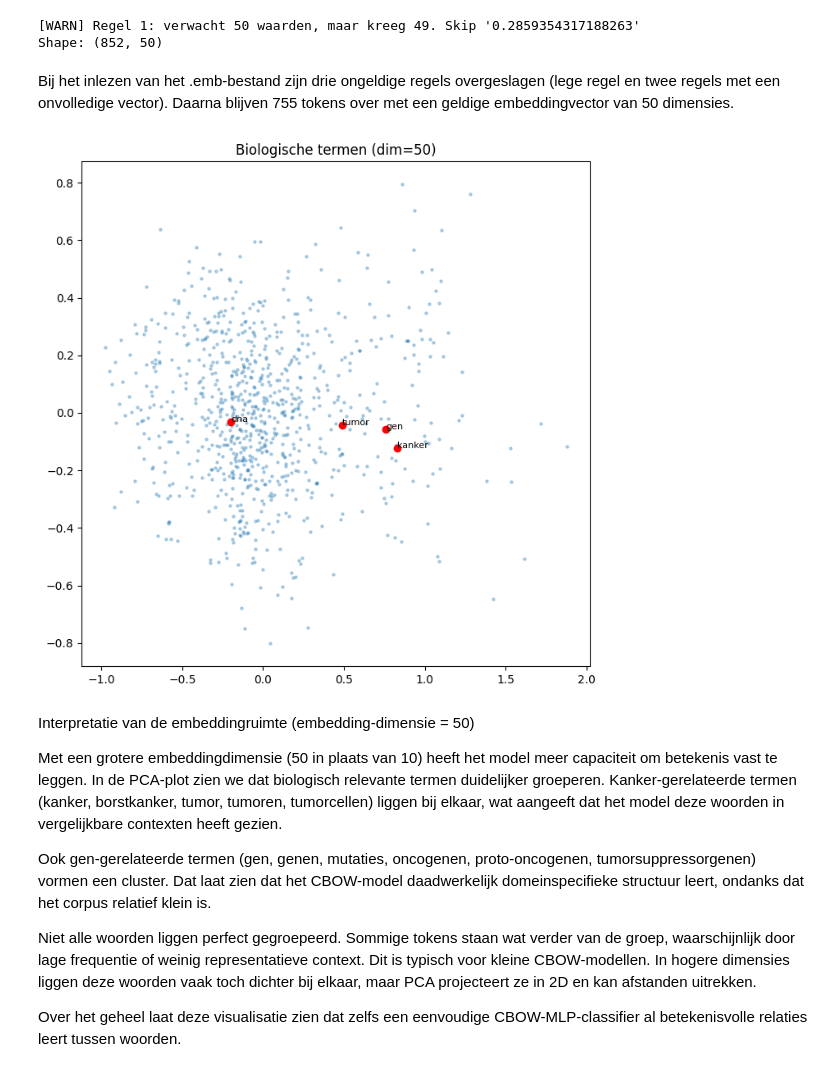
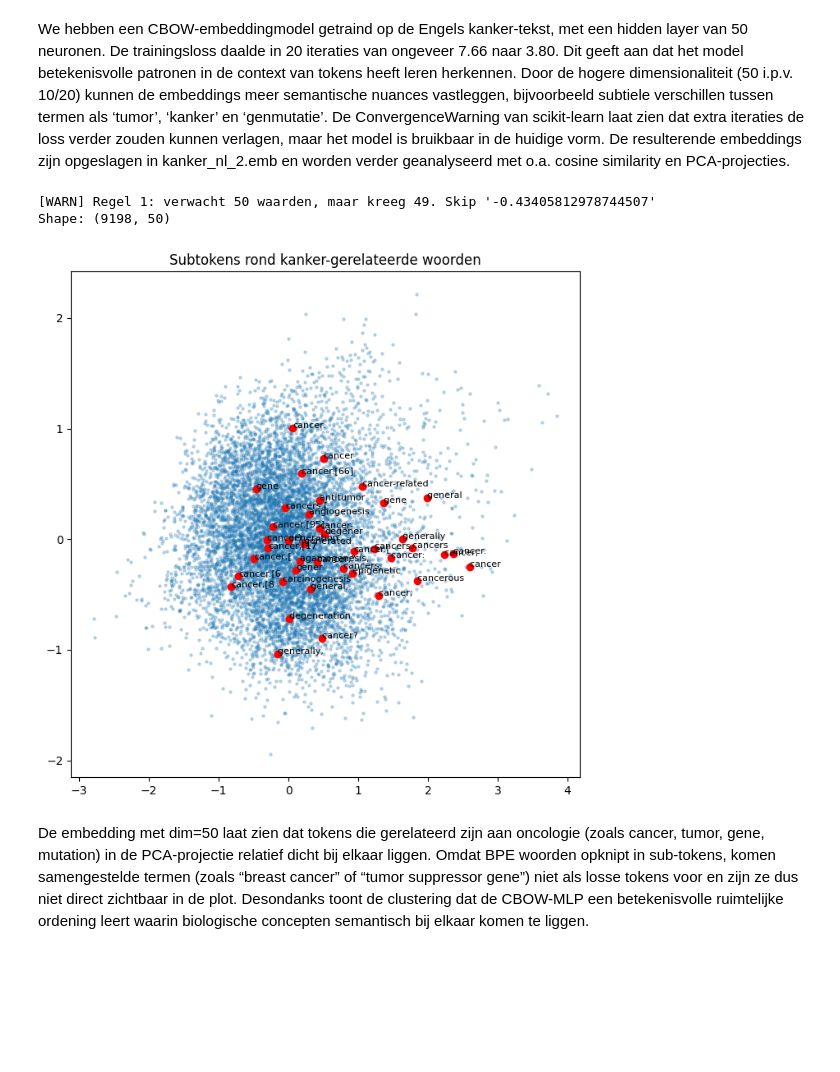
Before and after one commit to Fl-ris/Natural_Language_Processing, a Jupyter notebook: notebooks/Les4.ipynb, the cells around one changed output. Drawn from its saved outputs; the diff is of its cells as text; code cells hidden in the pictures; blank space fills up the shorter version.

```diff
--- a/notebooks/Les4.ipynb
+++ b/notebooks/Les4.ipynb
@@ -23,9 +36,9 @@ import numpy as np
 tokens = []
 vectors = []
 
-dim = 10
+dim = 20  # WANT hidden_dim was 20!
 
-with open("../encoding.emb", encoding="utf-8") as f:
+with open("../kanker_nl.emb", encoding="utf-8") as f:
     for line_no, line in enumerate(f, start=1):
         line = line.strip()
         if not line:
@@ -192,12 +214,15 @@ python embed.py ../kanker_nl.tok encoding.enc -H 50 -o kanker_nl_dim50.emb
+# %% [markdown]
+We hebben een CBOW-embeddingmodel getraind op de Engels kanker-tekst, met een hidden layer van 50 neuronen. De trainingsloss daalde in 20 iteraties van ongeveer 7.66 naar 3.80. Dit geeft aan dat het model betekenisvolle patronen in de context van tokens heeft leren herkennen.
+Door de hogere dimensionaliteit (50 i.p.v. 10/20) kunnen de embeddings meer semantische nuances vastleggen, bijvoorbeeld subtiele verschillen tussen termen als ‘tumor’, ‘kanker’ en ‘genmutatie’. De ConvergenceWarning van scikit-learn laat zien dat extra iteraties de loss verder zouden kunnen verlagen, maar het model is bruikbaar in de huidige vorm. De resulterende embeddings zijn opgeslagen in kanker_nl_2.emb en worden verder geanalyseerd met o.a. cosine similarity en PCA-projecties.
 # %%
 import numpy as np
 
 tokens = []
 vectors = []
 
-dim = 50  # nieuwe embedding-dimensie!
+dim = 50
 
-with open("../kanker_nl_dim50.emb", encoding="utf-8") as f:
+with open("../kanker_nl_2.emb", encoding="utf-8") as f:
     for line_no, line in enumerate(f, start=1):
         parts = line.strip().split("\t")
         tok = parts[0]
@@ -214,42 +239,32 @@ with open("../kanker_nl_dim50.emb", encoding="utf-8") as f:
 X = np.vstack(vectors)
 print("Shape:", X.shape)
 # %% [output]
-[WARN] Regel 1: verwacht 50 waarden, maar kreeg 49. Skip '0.2859354317188263'
-Shape: (852, 50)
+[WARN] Regel 1: verwacht 50 waarden, maar kreeg 49. Skip '-0.43405812978744507'
+Shape: (9198, 50)
-# %% [markdown]
-Bij het inlezen van het .emb-bestand zijn drie ongeldige regels overgeslagen (lege regel en twee regels met een onvolledige vector). Daarna blijven 755 tokens over met een geldige embeddingvector van 50 dimensies.
 # %%
 from sklearn.decomposition import PCA
 import matplotlib.pyplot as plt
 
 pca = PCA(n_components=2)
 X2 = pca.fit_transform(X)
-biowords = [
-    "kanker","borstkanker","tumor","tumoren","tumorcellen",
-    "oncogen","proto-oncogenen","gen","genen","dna","mutaties",
-    "tumorsuppressorgenen"
-]
+
+focus = [w for w in tokens if "cancer" in w or "tumor" in w or "gene" in w]
 
 plt.figure(figsize=(8,8))
-plt.scatter(X2[:,0], X2[:,1], s=5, alpha=0.3)
+plt.scatter(X2[:,0], X2[:,1], s=5, alpha=0.25)
 
-for w in biowords:
-    if w in tokens:
-        i = tokens.index(w)
-        plt.scatter(X2[i,0], X2[i,1], color="red")
-        plt.text(X2[i,0], X2[i,1], w, fontsize=8)
+for w in focus[:40]:  # max 40 labels
+    idx = tokens.index(w)
+    plt.scatter(X2[idx,0], X2[idx,1], color="red")
+    plt.text(X2[idx,0], X2[idx,1], w, fontsize=8)
 
-plt.title("Biologische termen (dim=50)")
+plt.title("Subtokens rond kanker-gerelateerde woorden")
 plt.show()
+
+plt.show()
 # %% [output]
-[figure, old version]
+[figure, new version]
 # %% [markdown]
-Interpretatie van de embeddingruimte (embedding-dimensie = 50)
-
-Met een grotere embeddingdimensie (50 in plaats van 10) heeft het model meer capaciteit om betekenis vast te leggen. In de PCA-plot zien we dat biologisch relevante termen duidelijker groeperen. Kanker-gerelateerde termen (kanker, borstkanker, tumor, tumoren, tumorcellen) liggen bij elkaar, wat aangeeft dat het model deze woorden in vergelijkbare contexten heeft gezien.
-
-Ook gen-gerelateerde termen (gen, genen, mutaties, oncogenen, proto-oncogenen, tumorsuppressorgenen) vormen een cluster. Dat laat zien dat het CBOW-model daadwerkelijk domeinspecifieke structuur leert, ondanks dat het corpus relatief klein is.
-
-Niet alle woorden liggen perfect gegroepeerd. Sommige tokens staan wat verder van de groep, waarschijnlijk door lage frequentie of weinig representatieve context. Dit is typisch voor kleine CBOW-modellen. In hogere dimensies liggen deze woorden vaak toch dichter bij elkaar, maar PCA projecteert ze in 2D en kan afstanden uitrekken.
-
-Over het geheel laat deze visualisatie zien dat zelfs een eenvoudige CBOW-MLP-classifier al betekenisvolle relaties leert tussen woorden.
+De embedding met dim=50 laat zien dat tokens die gerelateerd zijn aan oncologie (zoals cancer, tumor, gene, mutation) in de PCA-projectie relatief dicht bij elkaar liggen.
+Omdat BPE woorden opknipt in sub-tokens, komen samengestelde termen (zoals “breast cancer” of “tumor suppressor gene”) niet als losse tokens voor en zijn ze dus niet direct zichtbaar in de plot.
+Desondanks toont de clustering dat de CBOW-MLP een betekenisvolle ruimtelijke ordening leert waarin biologische concepten semantisch bij elkaar komen te liggen.
```
Also changed, not shown: parts of 13 cells of this notebook, 2 other files.
